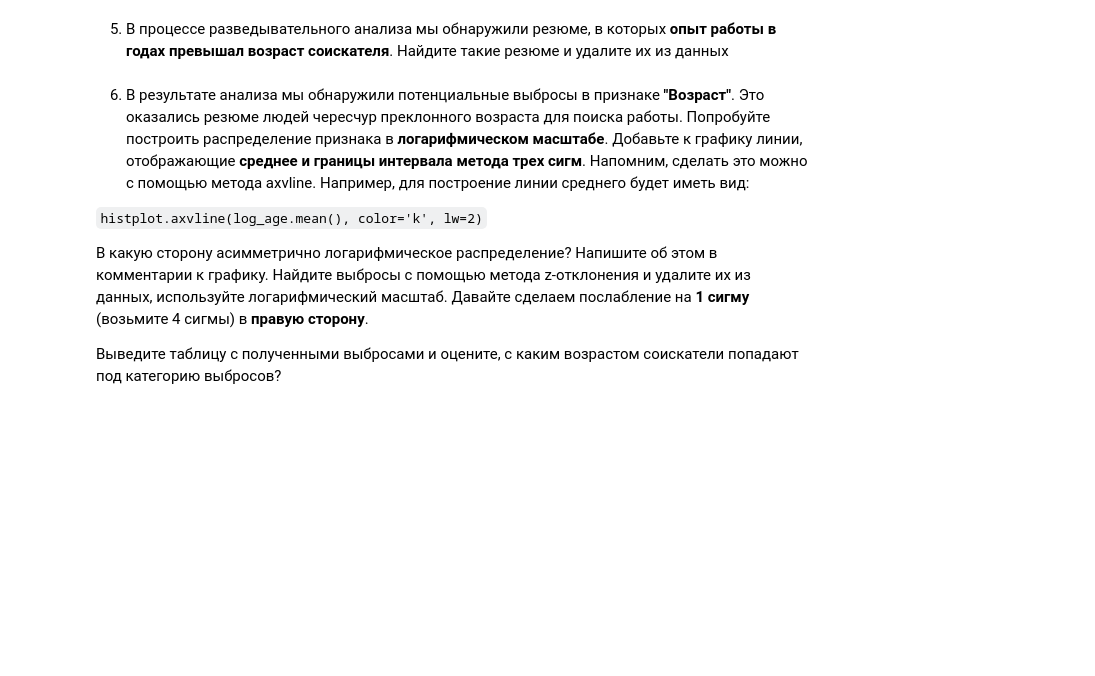
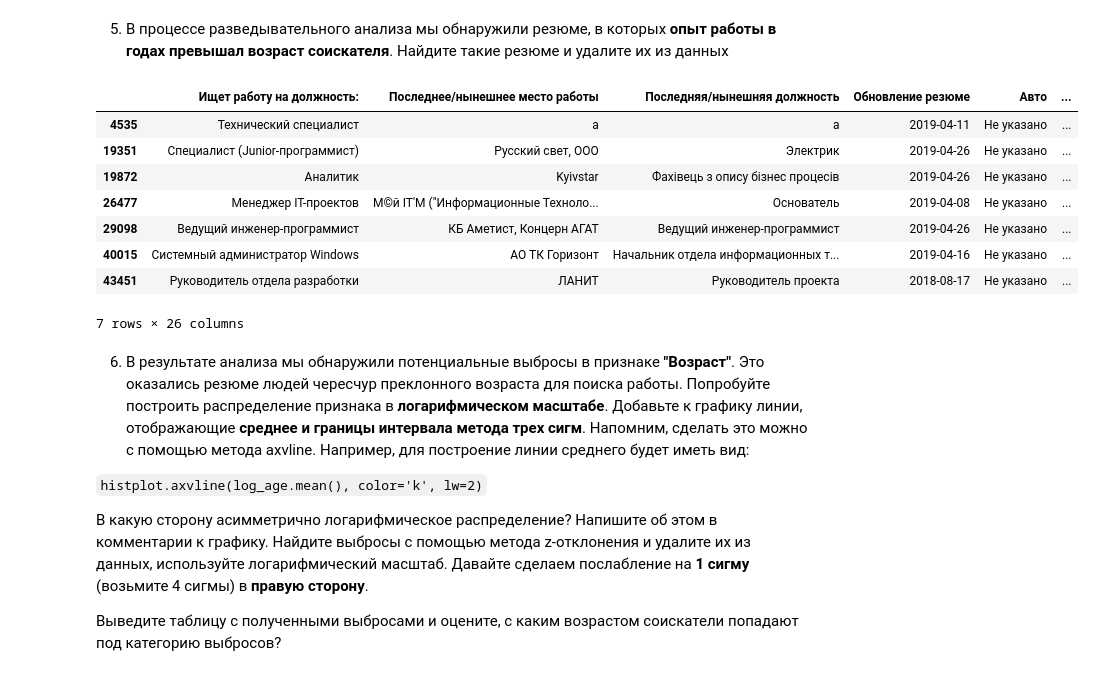
Before and after one commit to malinamedusa/Analysis-vacancies-HeadHunter, a Jupyter notebook: Project_01.ipynb, the cells around one changed output. Cells and saved outputs as stored; diff of their text form; code cells hidden in the pictures; blank space fills up the shorter version.

```diff
--- a/Project_01.ipynb
+++ b/Project_01.ipynb
@@ -705,3 +726,17 @@ round(data['Опыт работы (месяц)'].mean())
+# %%
+bad_data = data[(data['Возраст'] < (data['Опыт работы (месяц)'] / 12))]
+data = data.drop(bad_data.index, axis=0)
+bad_data
+# %% [output]
+|  | Ищет работу на должность: | Последнее/нынешнее место работы | Последняя/нынешняя должность | Обновление резюме | Авто | ... |
+| 4535 | Технический специалист | а | а | 2019-04-11 | Не указано | ... |
+| 19351 | Специалист (Junior-программист) | Русский свет, ООО | Электрик | 2019-04-26 | Не указано | ... |
+| 19872 | Аналитик | Kyivstar | Фахівець з опису бізнес процесів | 2019-04-26 | Не указано | ... |
+| 26477 | Менеджер IT-проектов | М©й IT'M ("Информационные Техноло... | Основатель | 2019-04-08 | Не указано | ... |
+| 29098 | Ведущий инженер-программист | КБ Аметист, Концерн АГАТ | Ведущий инженер-программист | 2019-04-26 | Не указано | ... |
+| 40015 | Системный администратор Windows | АО ТК Горизонт | Начальник отдела информационных т... | 2019-04-16 | Не указано | ... |
+| 43451 | Руководитель отдела разработки | ЛАНИТ | Руководитель проекта | 2018-08-17 | Не указано | ... |
+7 rows × 26 columns
 # %% [markdown]
 6. В результате анализа мы обнаружили потенциальные выбросы в признаке **"Возраст"**. Это оказались резюме людей чересчур преклонного возраста для поиска работы. Попробуйте построить распределение признака в **логарифмическом масштабе**. Добавьте к графику линии, отображающие **среднее и границы интервала метода трех сигм**. Напомним, сделать это можно с помощью метода axvline. Например, для построение линии среднего будет иметь вид:
 
```
Also changed, not shown: parts of 5 cells of this notebook.
